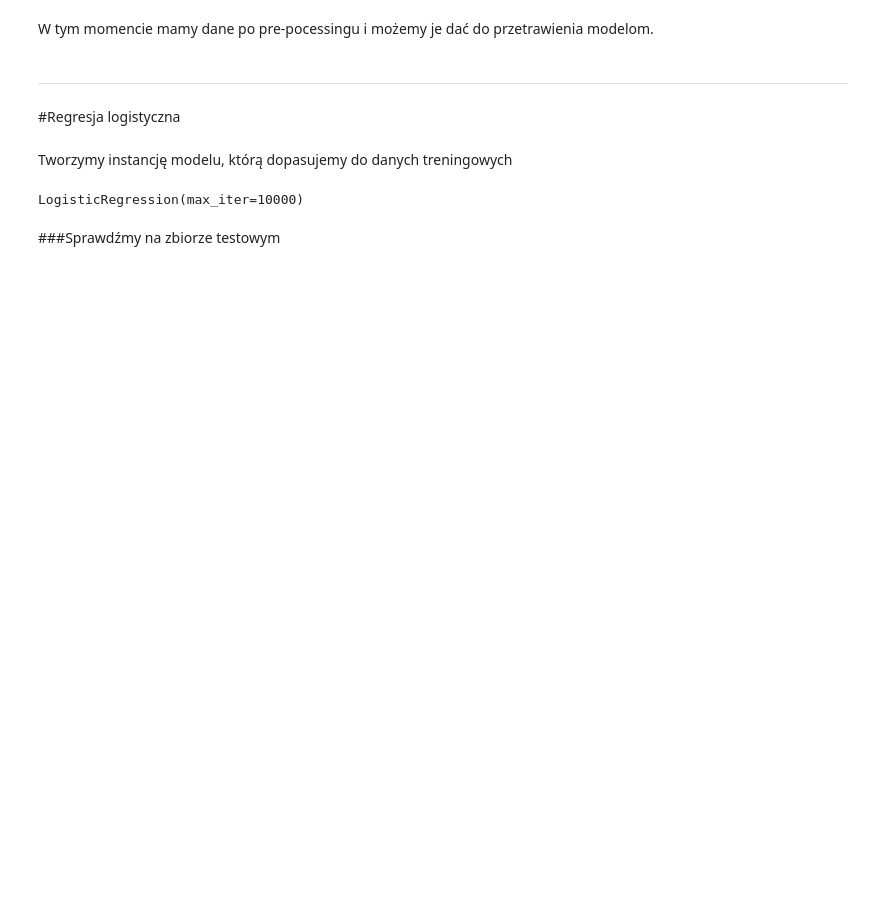
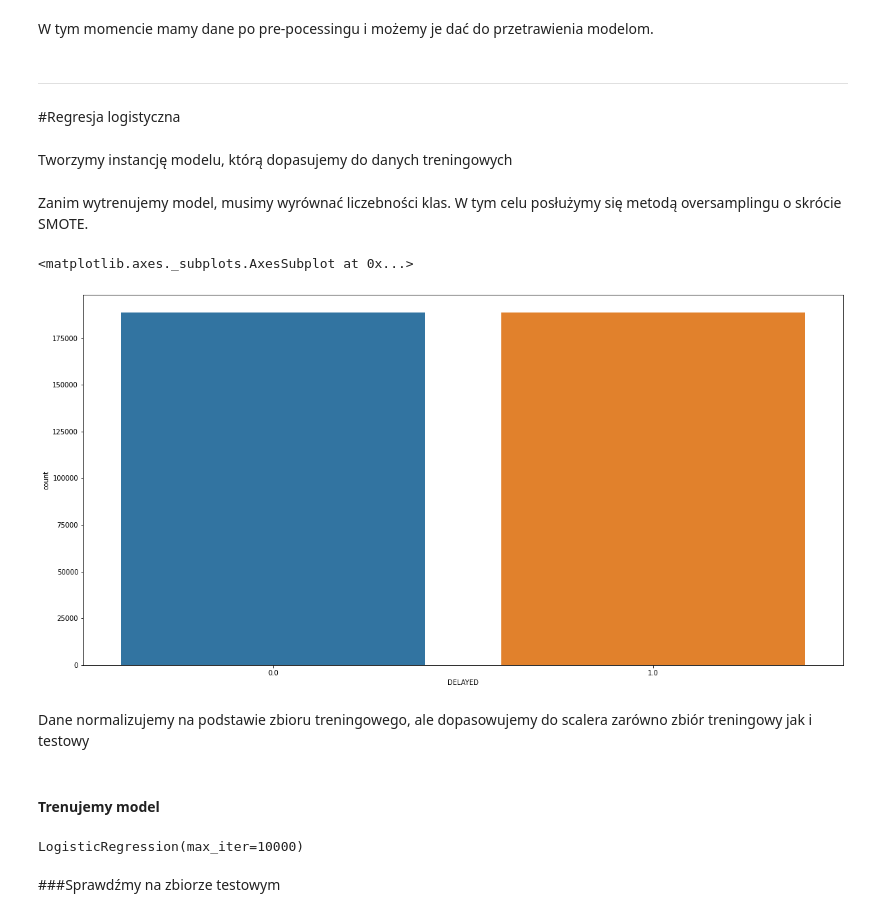
Before and after one commit to K4cp3rski/ML_FUW, a Jupyter notebook: Cybinski_01_zadanie_domowe.ipynb, the cells around one changed output. Drawn from its saved outputs; the diff is of its cells as text; code cells hidden in the pictures; blank space fills up the shorter version.

```diff
--- a/Cybinski_01_zadanie_domowe.ipynb
+++ b/Cybinski_01_zadanie_domowe.ipynb
@@ -225,0 +237,3 @@ X_train, X_test, y_train, y_test = train_test_split(X, y, test_size = 0.2)
+# %%
+# W tej komórce dzielimy cały zbiór na same zbiory testowy i treningowy, bez rodzielania na X i y, to zrobimy później, bo musimy najpierw zbalansować zbiór treningowy
+train_data, test_data = train_test_split(data, test_size = 0.3, random_state=42)
@@ -237,0 +262,16 @@ Tworzymy instancję modelu, którą dopasujemy do danych treningowych
+# %% [markdown]
+Zanim wytrenujemy model, musimy wyrównać liczebności klas. W tym celu posłużymy się metodą oversamplingu o skrócie SMOTE.
+# %%
+sm = SMOTE(sampling_strategy='minority', random_state=7)
+
+# Fit the model to generate the data.
+oversampled_trainX, oversampled_trainY = sm.fit_resample(train_data.drop('DELAYED', axis=1), train_data['DELAYED'])
+oversampled_train = pd.concat([pd.DataFrame(oversampled_trainY), pd.DataFrame(oversampled_trainX)], axis=1)
+train_data = oversampled_train
+
+sns.countplot('DELAYED', data=train_data)
+# %% [output]
+<matplotlib.axes._subplots.AxesSubplot at 0x...>
+[figure, added]
+# %% [markdown]
+Dane normalizujemy na podstawie zbioru treningowego, ale dopasowujemy do scalera zarówno zbiór treningowy jak i testowy
@@ -238,2 +285,4 @@ Tworzymy instancję modelu, którą dopasujemy do danych treningowych
+# %% [markdown]
+#### Trenujemy model
 # %%
 model_log = LogisticRegression(solver = 'lbfgs', max_iter=10000)
```
Also changed, not shown: parts of 60 cells of this notebook.
